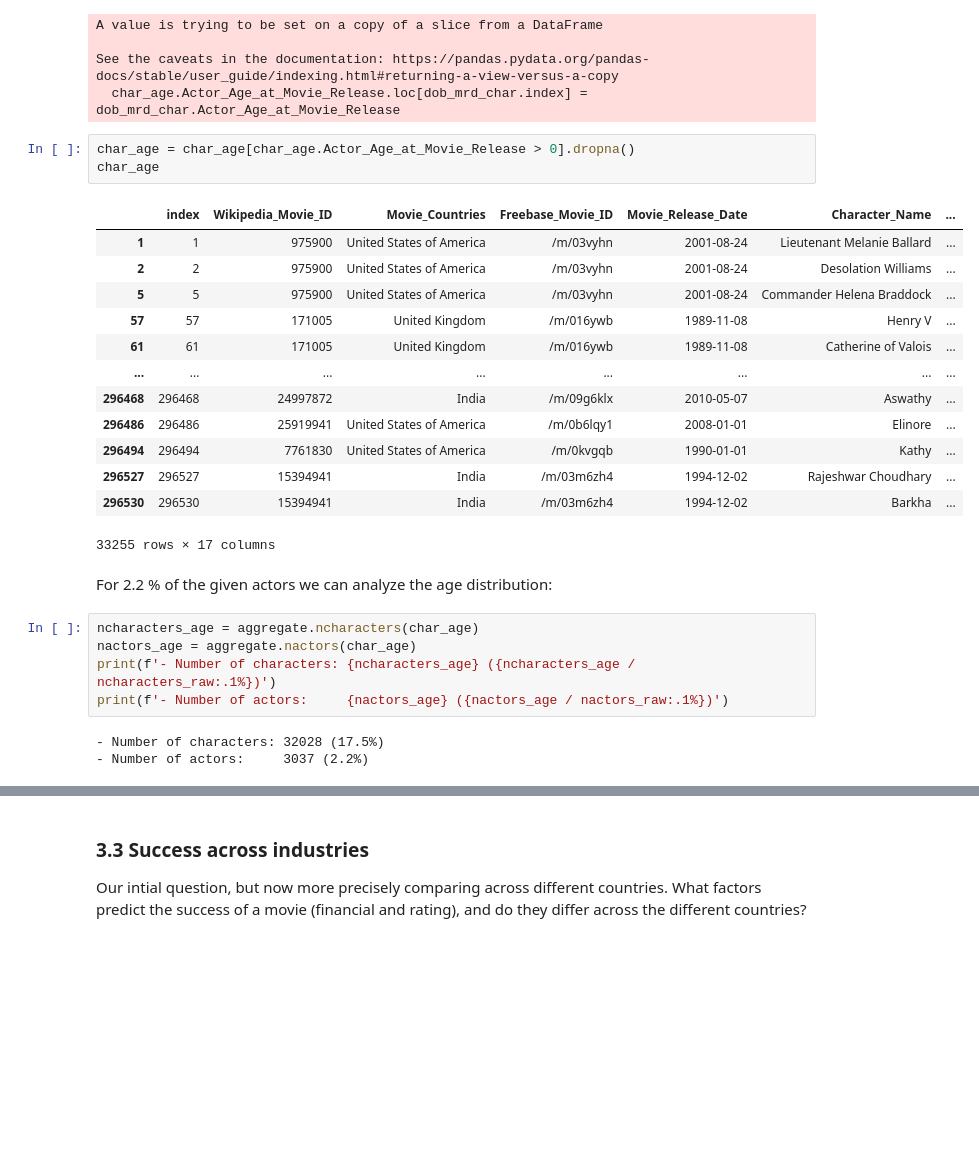
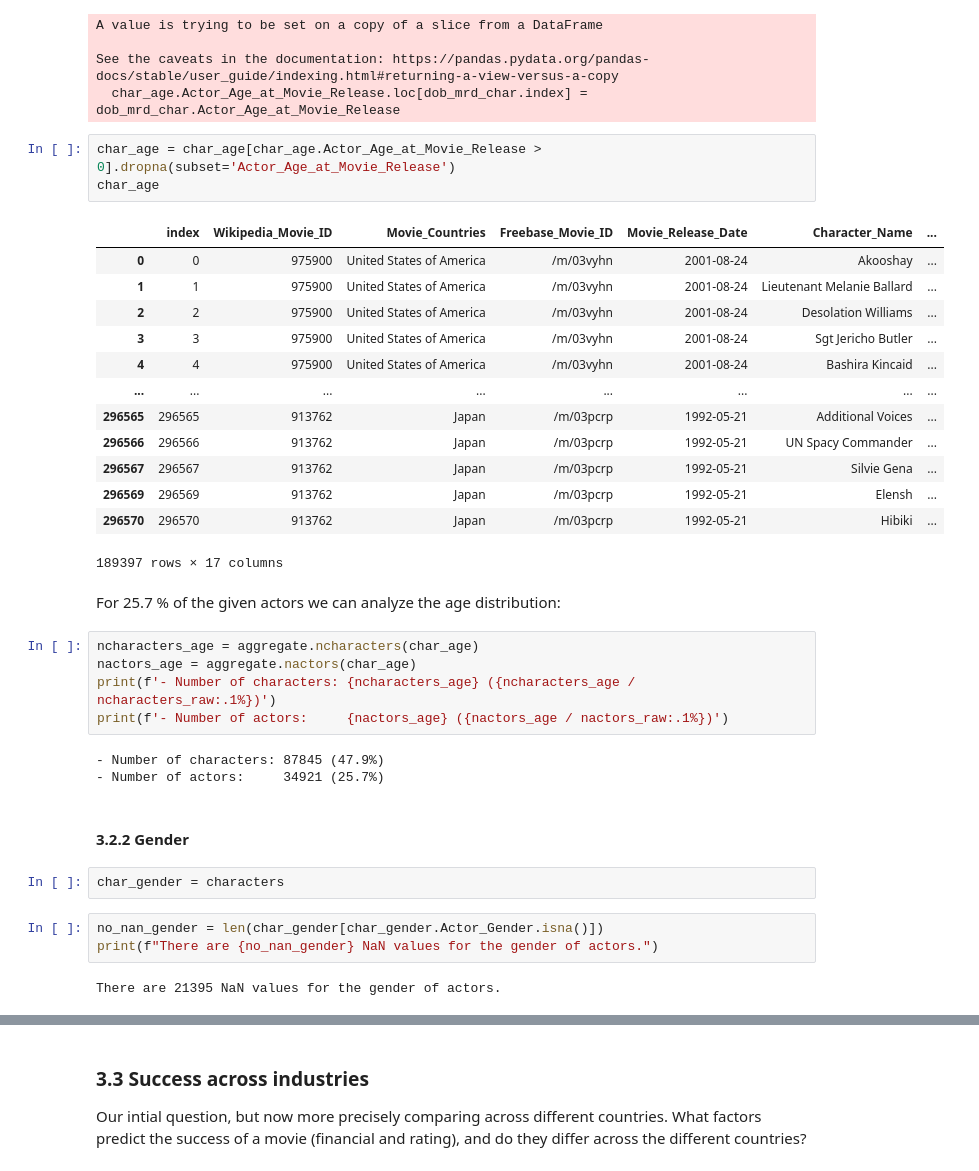
Before and after one commit to epfl-ada/ada-2022-project-robopros, a Jupyter notebook: notebooks/milestone2.ipynb, the cells around one changed output, grey strips where cells are left out. Cells and saved outputs as stored; diff of their text form; blank space fills up the shorter version.

Commit message:
Cleansing height, ethnicity, gender

```diff
--- a/notebooks/milestone2.ipynb
+++ b/notebooks/milestone2.ipynb
@@ -432,29 +432,38 @@ A value is trying to be set on a copy of a slice from a DataFrame
 See the caveats in the documentation: https://pandas.pydata.org/pandas-docs/stable/user_guide/indexing.html#returning-a-view-versus-a-copy
   char_age.Actor_Age_at_Movie_Release.loc[dob_mrd_char.index] = dob_mrd_char.Actor_Age_at_Movie_Release
 # %%
-char_age = char_age[char_age.Actor_Age_at_Movie_Release > 0].dropna()
+char_age = char_age[char_age.Actor_Age_at_Movie_Release > 0].dropna(subset='Actor_Age_at_Movie_Release')
 char_age
 # %% [output]
 |  | index | Wikipedia_Movie_ID | Movie_Countries | Freebase_Movie_ID | Movie_Release_Date | Character_Name | ... |
+| 0 | 0 | 975900 | United States of America | /m/03vyhn | 2001-08-24 | Akooshay | ... |
 | 1 | 1 | 975900 | United States of America | /m/03vyhn | 2001-08-24 | Lieutenant Melanie Ballard | ... |
 | 2 | 2 | 975900 | United States of America | /m/03vyhn | 2001-08-24 | Desolation Williams | ... |
-| 5 | 5 | 975900 | United States of America | /m/03vyhn | 2001-08-24 | Commander Helena Braddock | ... |
-| 57 | 57 | 171005 | United Kingdom | /m/016ywb | 1989-11-08 | Henry V | ... |
-| 61 | 61 | 171005 | United Kingdom | /m/016ywb | 1989-11-08 | Catherine of Valois | ... |
+| 3 | 3 | 975900 | United States of America | /m/03vyhn | 2001-08-24 | Sgt Jericho Butler | ... |
+| 4 | 4 | 975900 | United States of America | /m/03vyhn | 2001-08-24 | Bashira Kincaid | ... |
 | ... | ... | ... | ... | ... | ... | ... | ... |
-| 296468 | 296468 | 24997872 | India | /m/09g6klx | 2010-05-07 | Aswathy | ... |
-| 296486 | 296486 | 25919941 | United States of America | /m/0b6lqy1 | 2008-01-01 | Elinore | ... |
-| 296494 | 296494 | 7761830 | United States of America | /m/0kvgqb | 1990-01-01 | Kathy | ... |
-| 296527 | 296527 | 15394941 | India | /m/03m6zh4 | 1994-12-02 | Rajeshwar Choudhary | ... |
-| 296530 | 296530 | 15394941 | India | /m/03m6zh4 | 1994-12-02 | Barkha | ... |
+| 296565 | 296565 | 913762 | Japan | /m/03pcrp | 1992-05-21 | Additional Voices | ... |
+| 296566 | 296566 | 913762 | Japan | /m/03pcrp | 1992-05-21 | UN Spacy Commander | ... |
+| 296567 | 296567 | 913762 | Japan | /m/03pcrp | 1992-05-21 | Silvie Gena | ... |
+| 296569 | 296569 | 913762 | Japan | /m/03pcrp | 1992-05-21 | Elensh | ... |
+| 296570 | 296570 | 913762 | Japan | /m/03pcrp | 1992-05-21 | Hibiki | ... |
-33255 rows × 17 columns
+189397 rows × 17 columns
 # %% [markdown]
-For 2.2 % of the given actors we can analyze the age distribution:
+For 25.7 % of the given actors we can analyze the age distribution:
 # %%
 ncharacters_age = aggregate.ncharacters(char_age)
 nactors_age = aggregate.nactors(char_age)
 print(f'- Number of characters: {ncharacters_age} ({ncharacters_age / ncharacters_raw:.1%})')
 print(f'- Number of actors:     {nactors_age} ({nactors_age / nactors_raw:.1%})')
 # %% [output]
-- Number of characters: 32028 (17.5%)
-- Number of actors:     3037 (2.2%)
+- Number of characters: 87845 (47.9%)
+- Number of actors:     34921 (25.7%)
+# %% [markdown]
+#### 3.2.2 Gender
+# %%
+char_gender = characters
+# %%
+no_nan_gender = len(char_gender[char_gender.Actor_Gender.isna()])
+print(f"There are {no_nan_gender} NaN values for the gender of actors.")
+# %% [output]
+There are 21395 NaN values for the gender of actors.
```
Also changed, not shown: parts of 16 cells of this notebook.
